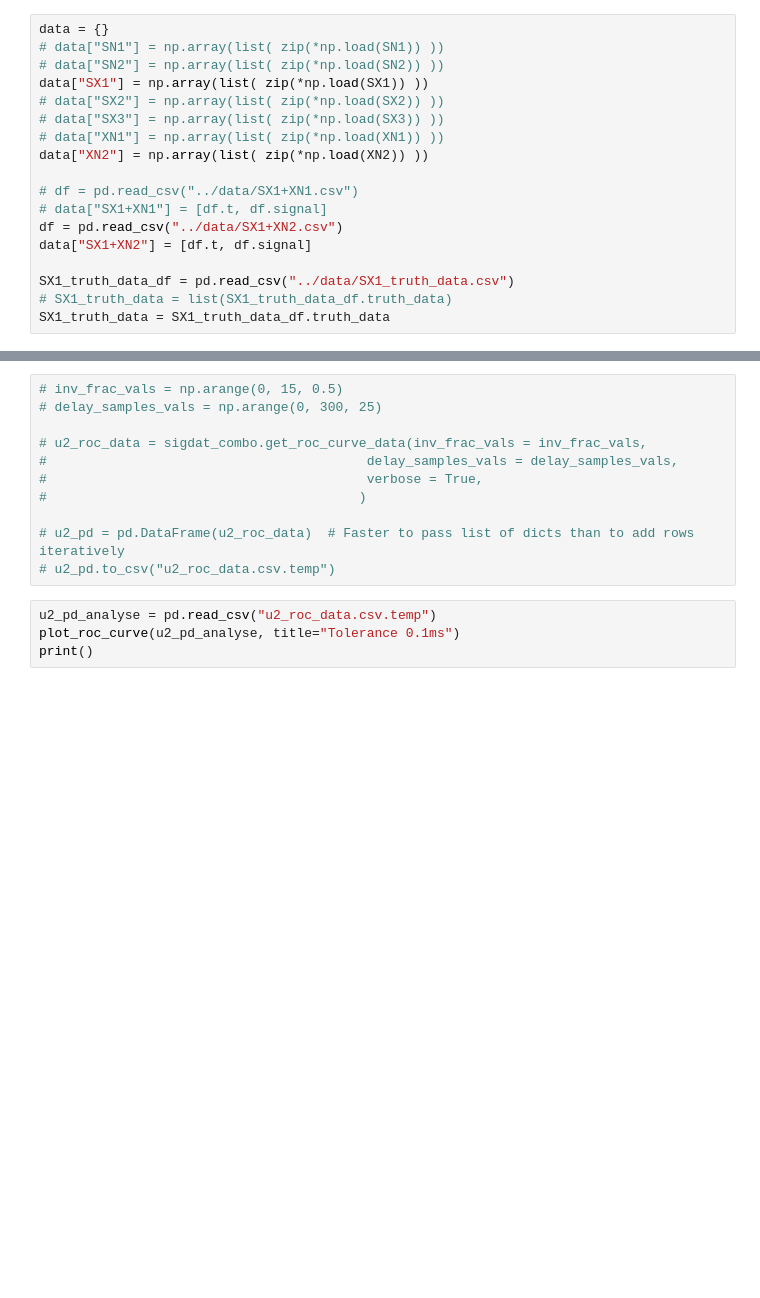
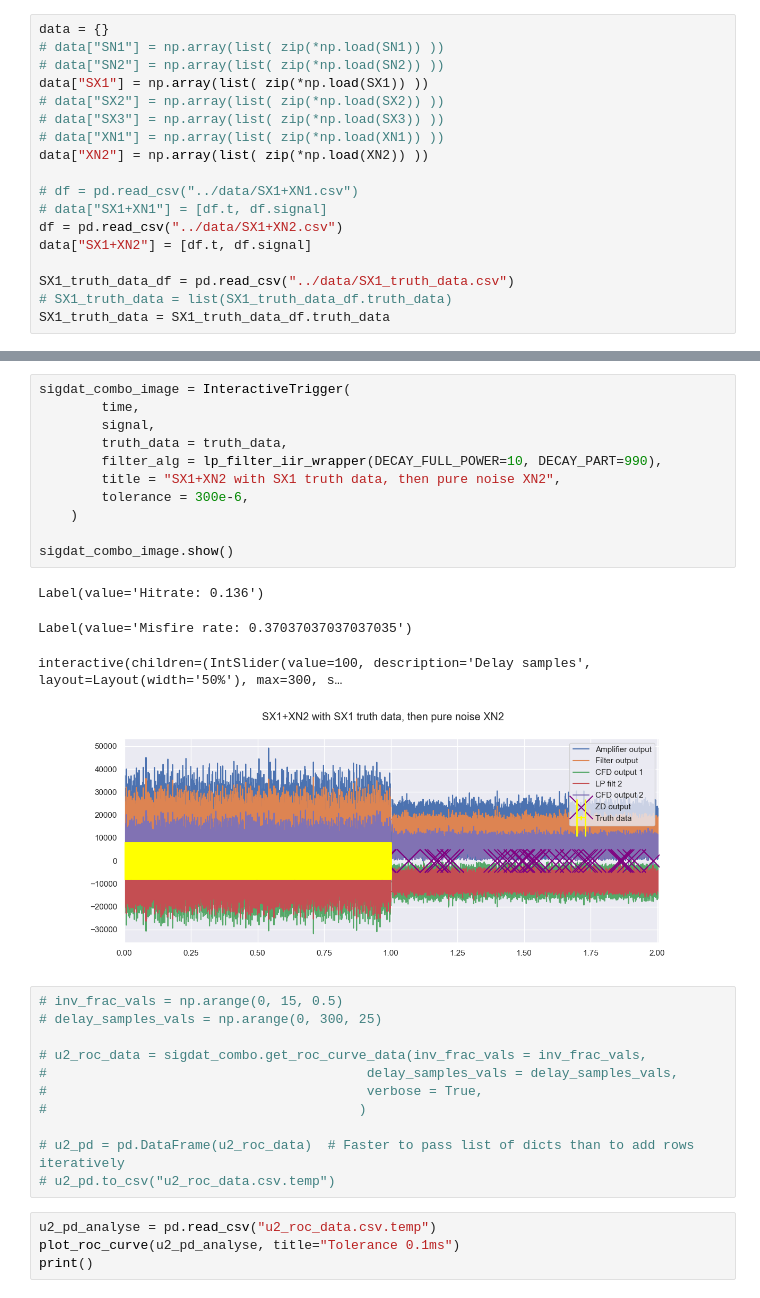
Before and after one commit to roysiu-gh/qtnm-trigger-cfd, a Jupyter notebook: analysis/roc_plot.ipynb, the cells around one changed output, grey strips where cells are left out. Saved outputs shown, nothing was run; the diff lists cells and outputs as text; blank space fills up the shorter version.

```diff
--- a/analysis/roc_plot.ipynb
+++ b/analysis/roc_plot.ipynb
@@ -83,3 +113,19 @@ print()
+# %%
+sigdat_combo_image = InteractiveTrigger(
+        time,
+        signal,
+        truth_data = truth_data,
+        filter_alg = lp_filter_iir_wrapper(DECAY_FULL_POWER=10, DECAY_PART=990),
+        title = "SX1+XN2 with SX1 truth data, then pure noise XN2",
+        tolerance = 300e-6,
+    )
+
+sigdat_combo_image.show()
+# %% [output]
+Label(value='Hitrate: 0.136')
+Label(value='Misfire rate: 0.37037037037037035')
+interactive(children=(IntSlider(value=100, description='Delay samples', layout=Layout(width='50%'), max=300, s…
+[figure, added]
 # %%
 # inv_frac_vals = np.arange(0, 15, 0.5)
 # delay_samples_vals = np.arange(0, 300, 25)
```
Also changed, not shown: parts of 10 cells of this notebook, 2 other files.
